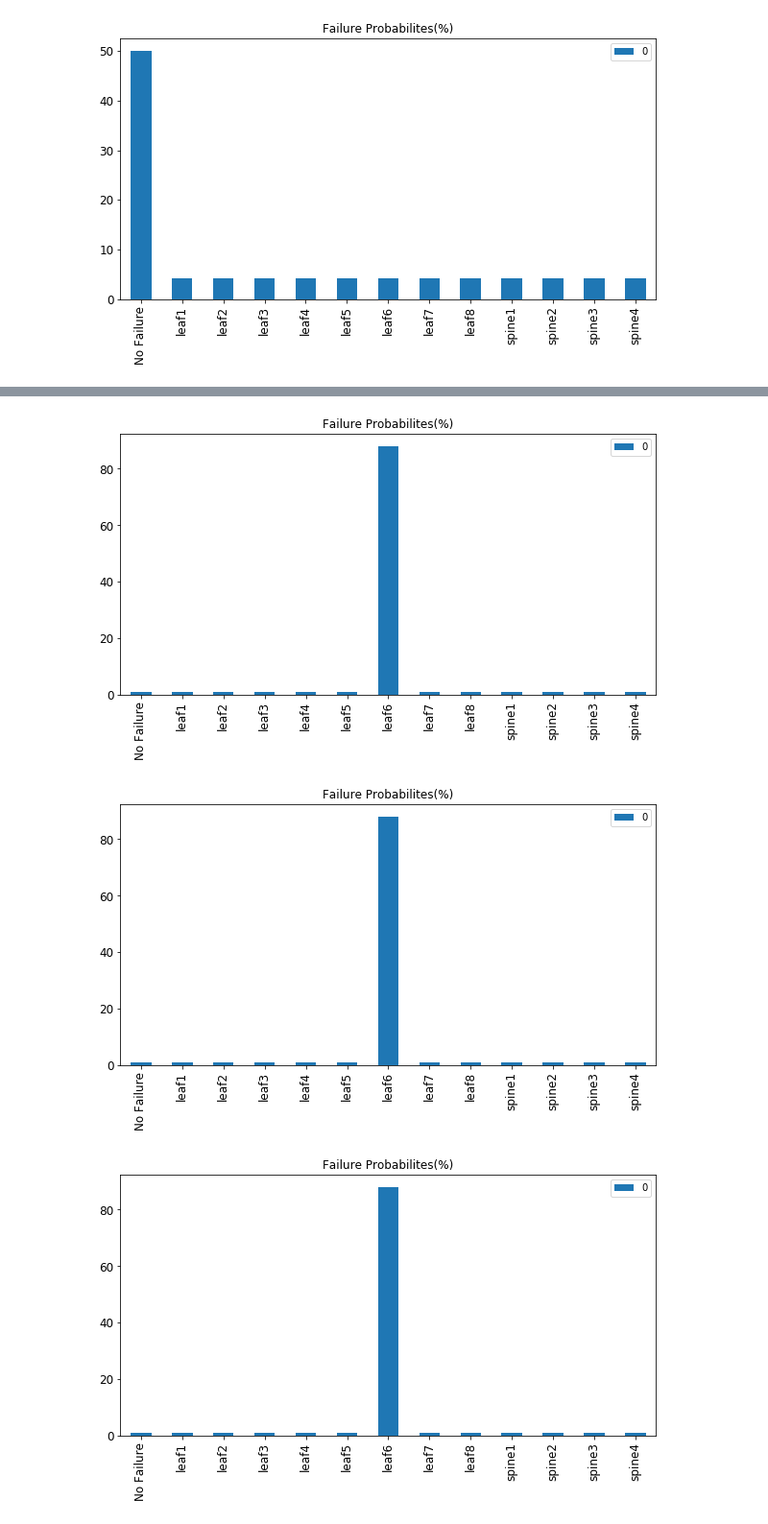
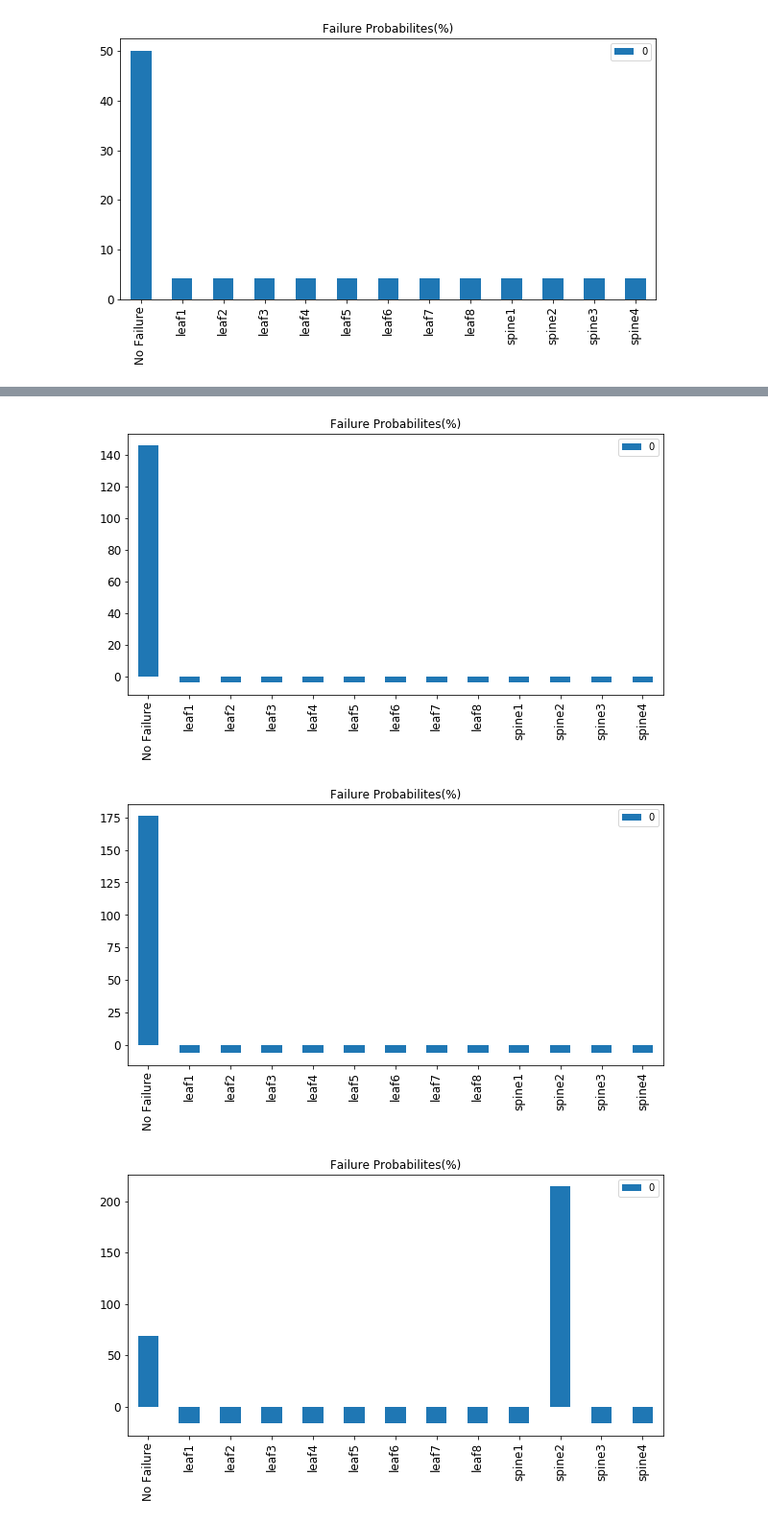
Before and after one commit to nanduriprabhakar/Data_Science_Team_Project, a Jupyter notebook: Model_Development_Refined_Thresholds-Copy1.ipynb, the cells around one changed output, grey strips where cells are left out. Shown at 96% size. Saved outputs shown, nothing was run; the diff lists cells and outputs as text; code cells hidden in the pictures.

```diff
--- a/Model_Development_Refined_Thresholds-Copy1.ipynb
+++ b/Model_Development_Refined_Thresholds-Copy1.ipynb
@@ -14,3 +11,5 @@ raw_data_test=testing_file
+# %%
+raw_data_test=pd.read_csv("file_3_copy.csv",index_col='time')
 # %%
 bargraph=probabilities_df.iloc[-1].plot(kind='bar', title="Failure Probabilites(%)", figsize=(10,5), legend=True, fontsize=12)
 # %% [output]
@@ -588,18 +587,18 @@ for i in range(2,len(percentage_change_for_leaf8)):
 
 
 
-for i in probabilities_df.columns:
-    if float(probabilities_df[i]) > 80:
-        for j in (probabilities_df.columns):
-            probabilities_df.set_value(0,j,1)
+# for i in probabilities_df.columns:
+#     if float(probabilities_df[i]) > 80:
+#         for j in (probabilities_df.columns):
+#             probabilities_df.set_value(0,j,1)
 
-        probabilities_df.set_value(0,i,88)
-    if float(probabilities_df[i]) < 1:
-        probabilities_df.set_value(0,i,1)
+#         probabilities_df.set_value(0,i,88)
+#     if float(probabilities_df[i]) < 1:
+#         probabilities_df.set_value(0,i,1)
 
 bargraph=probabilities_df.iloc[-1].plot(kind='bar', title="Failure Probabilites(%)", figsize=(10,5), legend=True, fontsize=12)
 # %% [output]
-[figure, old version]
+[figure, new version]
 # %%
 percentage_change_for_spine1=[0]
 i=0
@@ -658,18 +657,18 @@ for i in range(2,len(percentage_change_for_spine1)):
 
 
 
-for i in probabilities_df.columns:
-    if float(probabilities_df[i]) > 80:
-        for j in (probabilities_df.columns):
-            probabilities_df.set_value(0,j,1)
+# for i in probabilities_df.columns:
+#     if float(probabilities_df[i]) > 80:
+#         for j in (probabilities_df.columns):
+#             probabilities_df.set_value(0,j,1)
 
-        probabilities_df.set_value(0,i,88)
-    if float(probabilities_df[i]) < 1:
-        probabilities_df.set_value(0,i,1)
+#         probabilities_df.set_value(0,i,88)
+#     if float(probabilities_df[i]) < 1:
+#         probabilities_df.set_value(0,i,1)
 
 bargraph=probabilities_df.iloc[-1].plot(kind='bar', title="Failure Probabilites(%)", figsize=(10,5), legend=True, fontsize=12)
 # %% [output]
-[figure, old version]
+[figure, new version]
 # %%
 percentage_change_for_spine2=[0]
 i=0
@@ -705,38 +704,38 @@ for i in range(2,len(percentage_change_for_spine2)):
         probabilities_df['leaf5'] += 0.1
         probabilities_df['leaf6'] += 0.1
         probabilities_df['leaf7'] += 0.1
         probabilities_df['leaf8'] += 0.1
         probabilities_df['spine1'] += 0.1
         probabilities_df['spine2'] += 0.1
         probabilities_df['spine3'] += 0.1
         probabilities_df['spine4'] += 0.1
 
     if float(percentage_change_for_spine2[i]) > thresholds_for_disturbance[10]:
         probabilities_df['No Failure'] -= 9
         probabilities_df['leaf1'] -= 1
         probabilities_df['leaf2'] -= 1
         probabilities_df['leaf3'] -= 1
         probabilities_df['leaf4'] -= 1
         probabilities_df['leaf5'] -= 1
         probabilities_df['leaf6'] -= 1
         probabilities_df['leaf7'] -= 1
         probabilities_df['leaf8'] -= 1
         probabilities_df['spine1'] -= 1
         probabilities_df['spine2'] += 20
         probabilities_df['spine3'] -= 1
         probabilities_df['spine4'] -= 1
 
 
 
-for i in probabilities_df.columns:
-    if float(probabilities_df[i]) > 80:
-        for j in (probabilities_df.columns):
-            probabilities_df.set_value(0,j,1)
+# for i in probabilities_df.columns:
+#     if float(probabilities_df[i]) > 80:
+#         for j in (probabilities_df.columns):
+#             probabilities_df.set_value(0,j,1)
 
-        probabilities_df.set_value(0,i,88)
-    if float(probabilities_df[i]) < 1:
-        probabilities_df.set_value(0,i,1)
+#         probabilities_df.set_value(0,i,88)
+#     if float(probabilities_df[i]) < 1:
+#         probabilities_df.set_value(0,i,1)
 
 bargraph=probabilities_df.iloc[-1].plot(kind='bar', title="Failure Probabilites(%)", figsize=(10,5), legend=True, fontsize=12)
 # %% [output]
-[figure, old version]
+[figure, new version]
```
Also changed, not shown: parts of 23 cells of this notebook, 2 other files.
